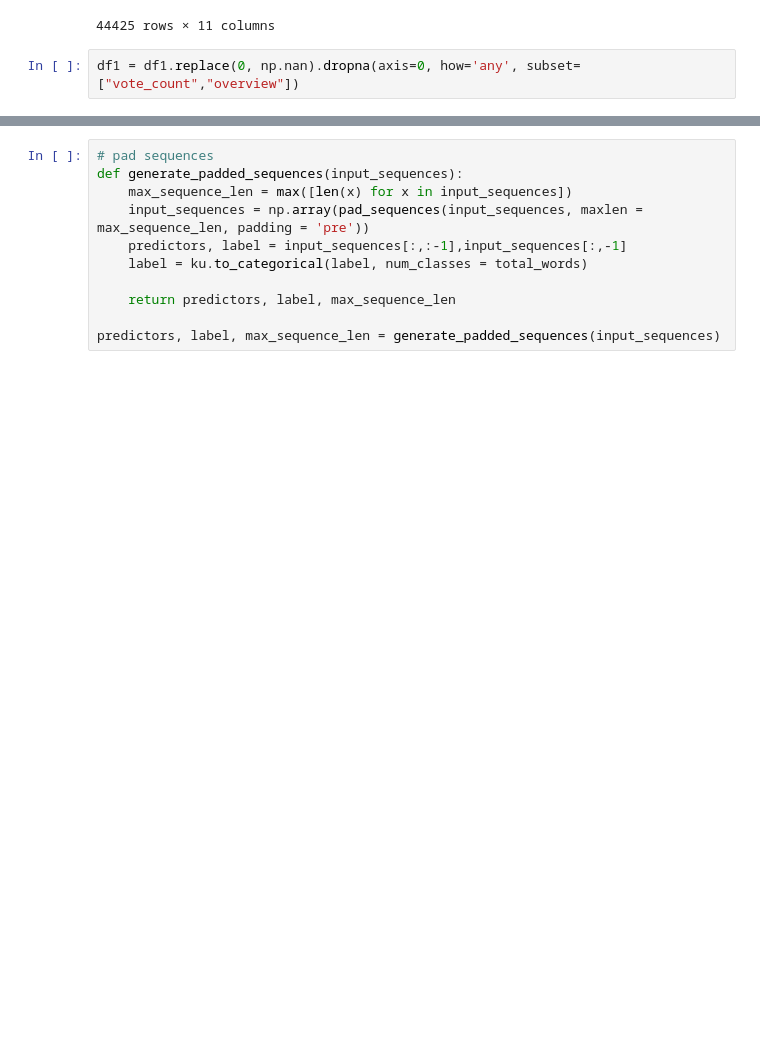
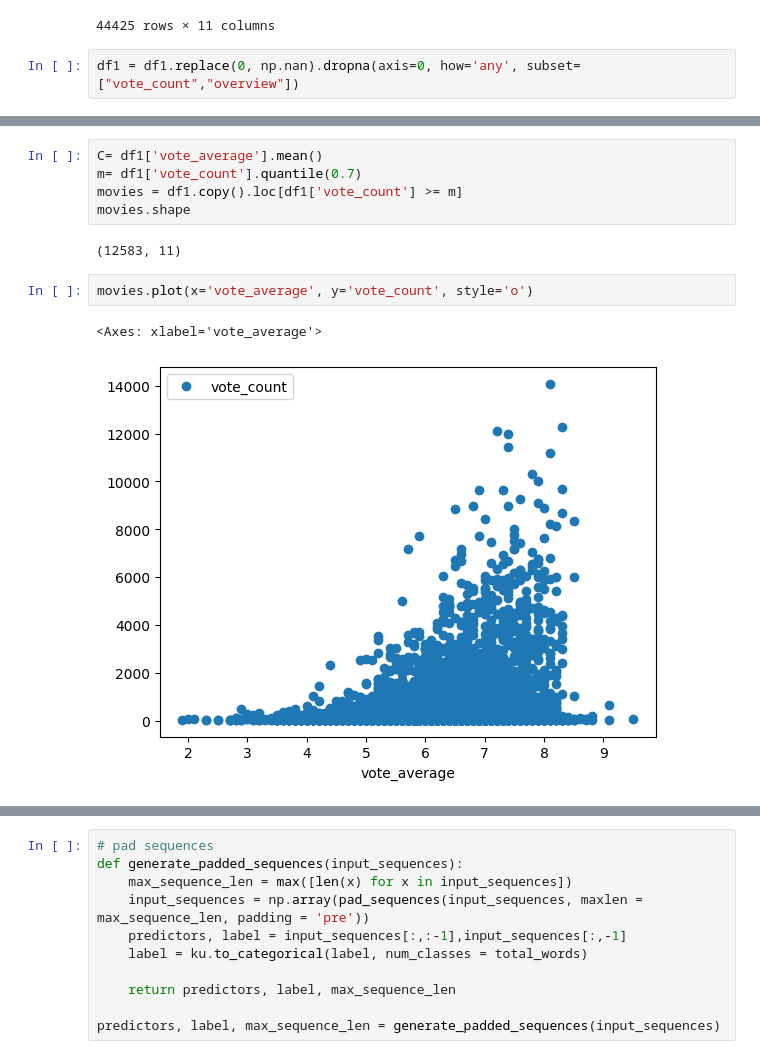
Before and after one commit to Chuckoo/AI_Final, a Jupyter notebook: main.ipynb, the cells around one changed output, grey strips where cells are left out. Drawn from its saved outputs; the diff is of its cells as text; blank space fills up the shorter version.

```diff
--- a/main.ipynb
+++ b/main.ipynb
@@ -46,0 +36,12 @@ df1
+# %%
+C= df1['vote_average'].mean()
+m= df1['vote_count'].quantile(0.7)
+movies = df1.copy().loc[df1['vote_count'] >= m]
+movies.shape
+# %% [output]
+(12583, 11)
+# %%
+movies.plot(x='vote_average', y='vote_count', style='o')
+# %% [output]
+<Axes: xlabel='vote_average'>
+[figure, added]
```
Also changed, not shown: parts of 14 cells of this notebook.
